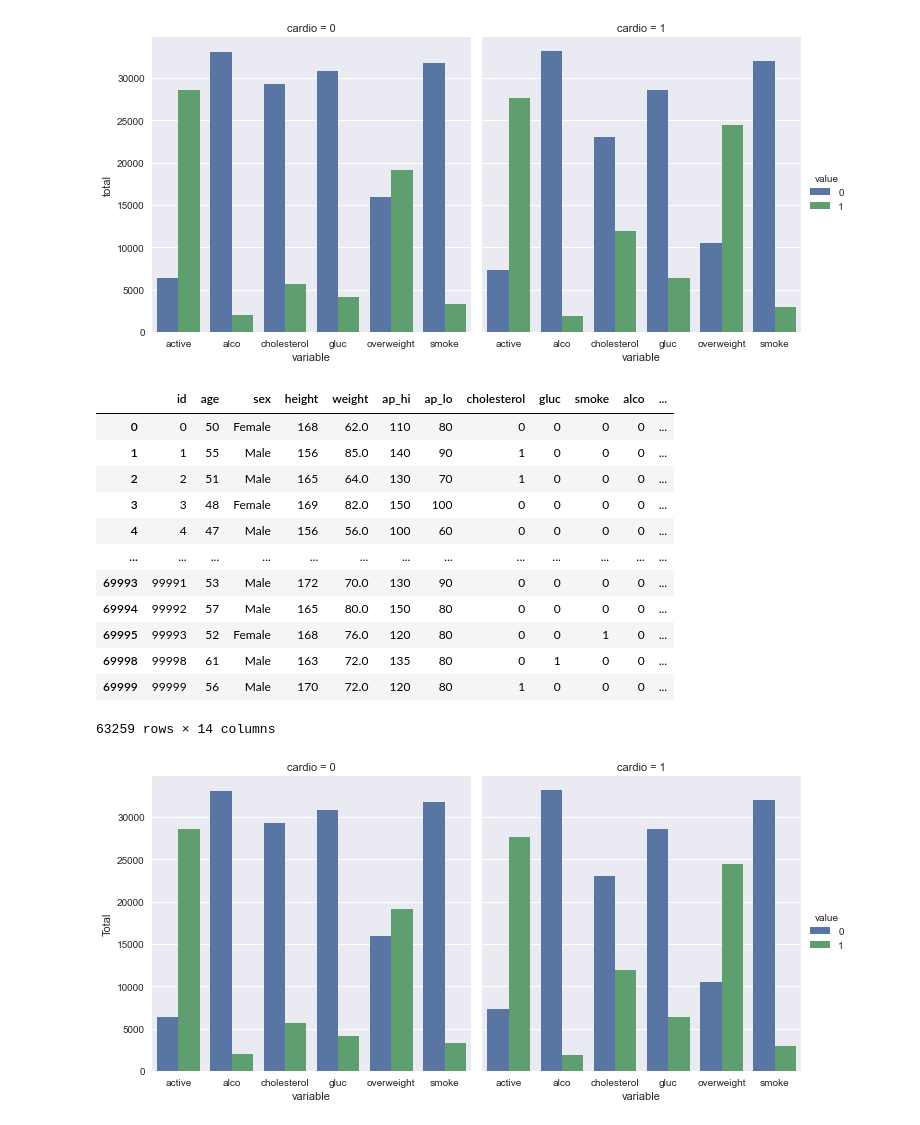
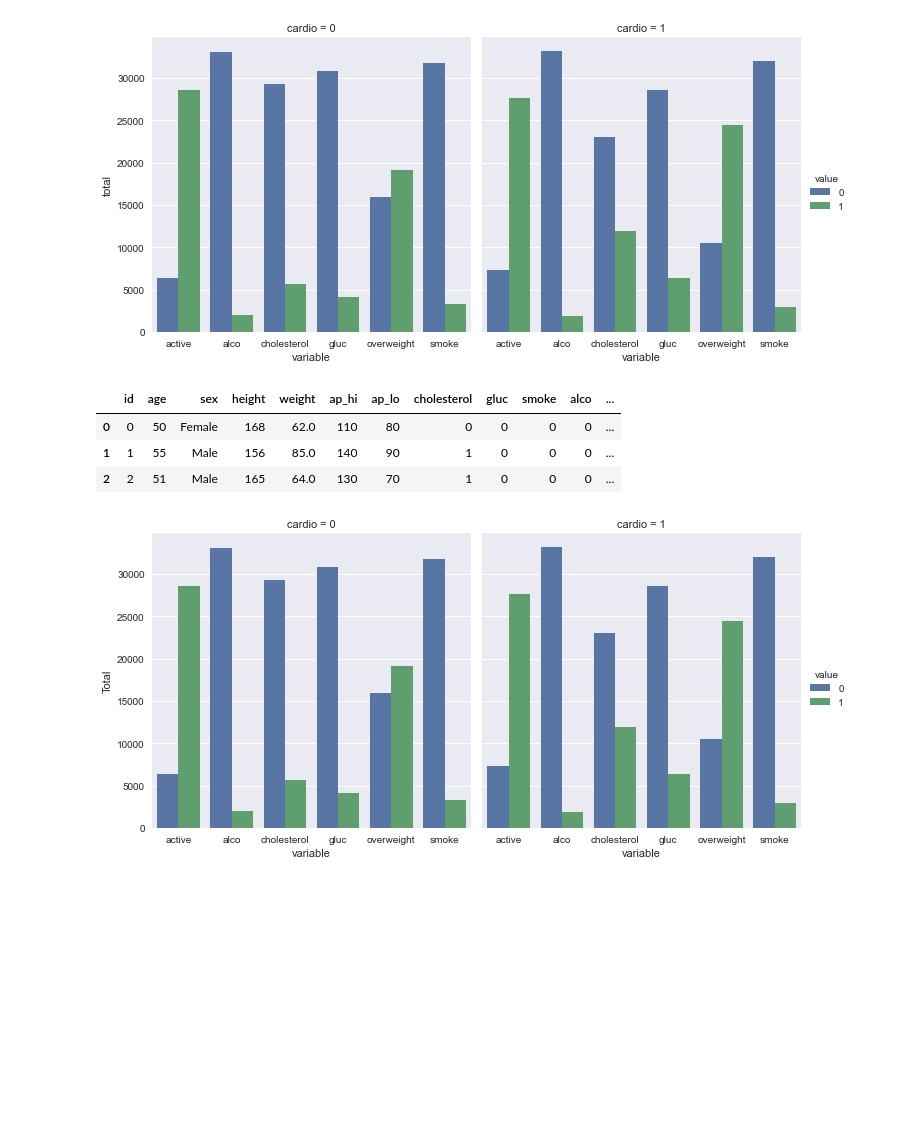
Before and after one commit to MohamedAbdElgni/Medical_Ex, a Jupyter notebook: WOrk with medical data.ipynb, the cells around one changed output. Saved outputs shown, nothing was run; the diff lists cells and outputs as text; code cells hidden in the pictures; blank space fills up the shorter version.

```diff
--- a/WOrk with medical data.ipynb
+++ b/WOrk with medical data.ipynb
@@ -66,21 +71,12 @@ df_heat = df.loc[(df["ap_lo"] <= df["ap_hi"])& (df["height"] >= df["height"].qua
         & (df["weight"] >= df["weight"].quantile(0.025))
         & (df["weight"] <= df["weight"].quantile(0.975))]
 # %%
-df_heat
+df_heat.head(3)
 # %% [output]
 |  | id | age | sex | height | weight | ap_hi | ap_lo | cholesterol | gluc | smoke | alco | ... |
 | 0 | 0 | 50 | Female | 168 | 62.0 | 110 | 80 | 0 | 0 | 0 | 0 | ... |
 | 1 | 1 | 55 | Male | 156 | 85.0 | 140 | 90 | 1 | 0 | 0 | 0 | ... |
 | 2 | 2 | 51 | Male | 165 | 64.0 | 130 | 70 | 1 | 0 | 0 | 0 | ... |
-| 3 | 3 | 48 | Female | 169 | 82.0 | 150 | 100 | 0 | 0 | 0 | 0 | ... |
-| 4 | 4 | 47 | Male | 156 | 56.0 | 100 | 60 | 0 | 0 | 0 | 0 | ... |
-| ... | ... | ... | ... | ... | ... | ... | ... | ... | ... | ... | ... | ... |
-| 69993 | 99991 | 53 | Male | 172 | 70.0 | 130 | 90 | 0 | 0 | 0 | 0 | ... |
-| 69994 | 99992 | 57 | Male | 165 | 80.0 | 150 | 80 | 0 | 0 | 0 | 0 | ... |
-| 69995 | 99993 | 52 | Female | 168 | 76.0 | 120 | 80 | 0 | 0 | 1 | 0 | ... |
-| 69998 | 99998 | 61 | Male | 163 | 72.0 | 135 | 80 | 0 | 1 | 0 | 0 | ... |
-| 69999 | 99999 | 56 | Male | 170 | 72.0 | 120 | 80 | 1 | 0 | 0 | 0 | ... |
-63259 rows × 14 columns
 # %%
 values = sorted(["cholesterol", "gluc", "smoke", "alco", "active", "overweight"])
 df_cat=pd.melt(df,id_vars=['cardio'],value_vars=values)
```
Also changed, not shown: parts of 11 cells of this notebook, 2 other files.
